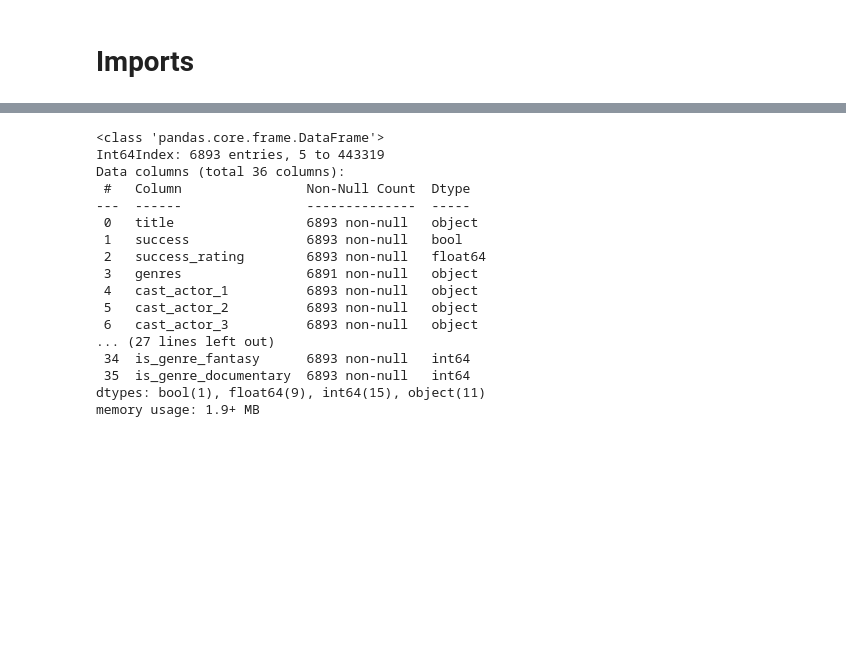
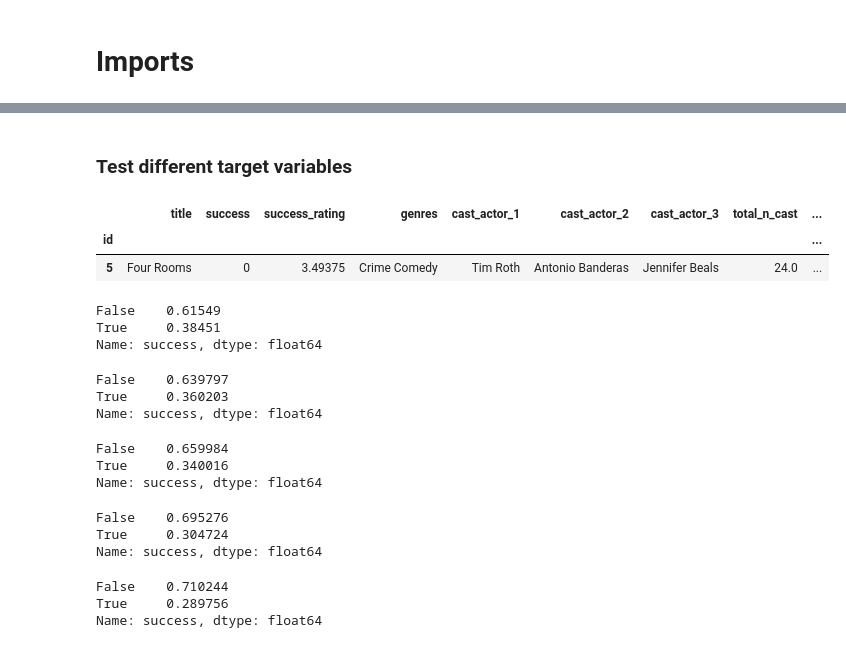
Before and after one commit to Movie-Success-Capstone/Movie-Capstone, a Jupyter notebook: braeden_explore.ipynb, the cells around one changed output, grey strips where cells are left out. Cells and saved outputs as stored; diff of their text form; code cells hidden in the pictures; blank space fills up the shorter version.

```diff
--- a/braeden_explore.ipynb
+++ b/braeden_explore.ipynb
@@ -229,22 +287,45 @@ pd.DataFrame(performance).transpose()
-# %%
-df['cast_actor_1'] = df.cast_actor_1.astype(object)
+# %% [markdown]
+### Test different target variables
 # %%
-df.info()
+df_copy = df.copy()
-# %% [output]
-<class 'pandas.core.frame.DataFrame'>
-Int64Index: 6893 entries, 5 to 443319
-Data columns (total 36 columns):
- #   Column                Non-Null Count  Dtype
----  ------                --------------  -----
- 0   title                 6893 non-null   object
- 1   success               6893 non-null   bool
- 2   success_rating        6893 non-null   float64
- 3   genres                6891 non-null   object
- 4   cast_actor_1          6893 non-null   object
- 5   cast_actor_2          6893 non-null   object
- 6   cast_actor_3          6893 non-null   object
-... (27 lines left out)
- 34  is_genre_fantasy      6893 non-null   int64
- 35  is_genre_documentary  6893 non-null   int64
-dtypes: bool(1), float64(9), int64(15), object(11)
-memory usage: 1.9+ MB
+# %%
+df_copy.head(1)
+# %% [output]
+|  | title | success | success_rating | genres | cast_actor_1 | cast_actor_2 | cast_actor_3 | total_n_cast | ... |
+| id |  |  |  |  |  |  |  |  | ... |
+| 5 | Four Rooms | 0 | 3.49375 | Crime Comedy | Tim Roth | Antonio Banderas | Jennifer Beals | 24.0 | ... |
+# %%
+df_copy['success'] = (df_copy['success_rating'] > 6.5)
+df_copy['success'].value_counts(normalize=True)
+# %% [output]
+False    0.61549
+True     0.38451
+Name: success, dtype: float64
+# %%
+df_copy['success'] = (df_copy['success_rating'] > 7)
+df_copy['success'].value_counts(normalize=True)
+# %% [output]
+False    0.639797
+True     0.360203
+Name: success, dtype: float64
+# %%
+df_copy['success'] = (df_copy['success_rating'] > 7.5)
+df_copy['success'].value_counts(normalize=True)
+# %% [output]
+False    0.659984
+True     0.340016
+Name: success, dtype: float64
+# %%
+df_copy['success'] = (df_copy['success_rating'] > 8.5)
+df_copy['success'].value_counts(normalize=True)
+# %% [output]
+False    0.695276
+True     0.304724
+Name: success, dtype: float64
+# %%
+df_copy['success'] = (df_copy['success_rating'] > 9)
+df_copy['success'].value_counts(normalize=True)
+# %% [output]
+False    0.710244
+True     0.289756
+Name: success, dtype: float64
```
Also changed, not shown: parts of 25 cells of this notebook.
